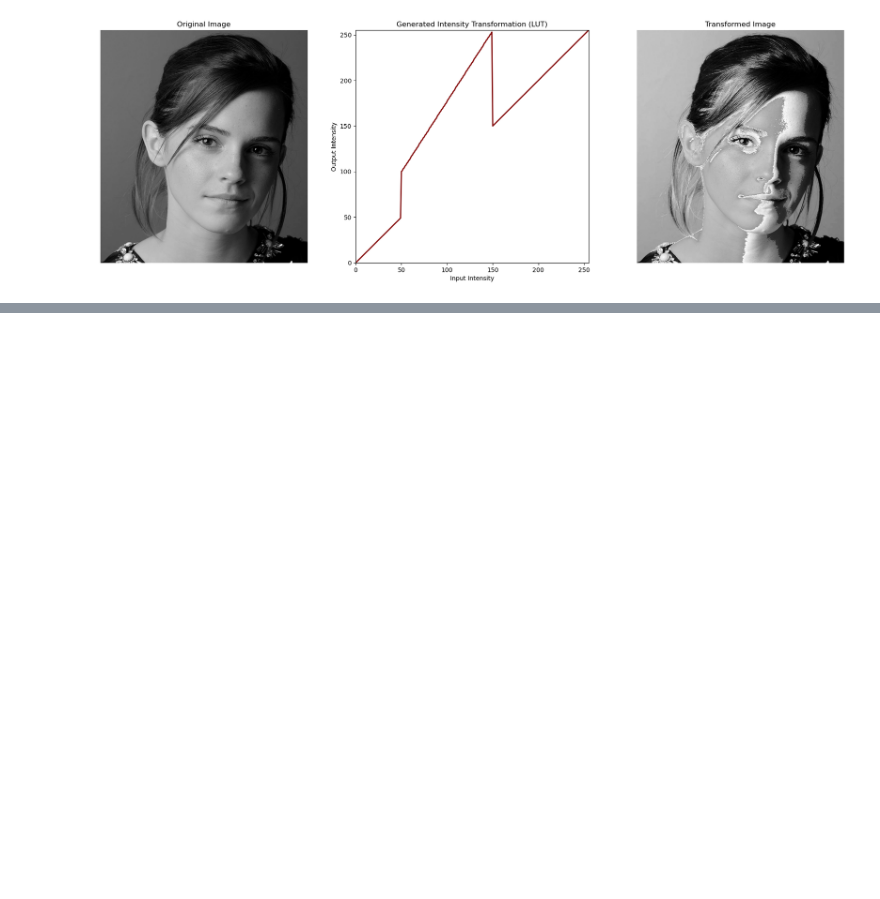
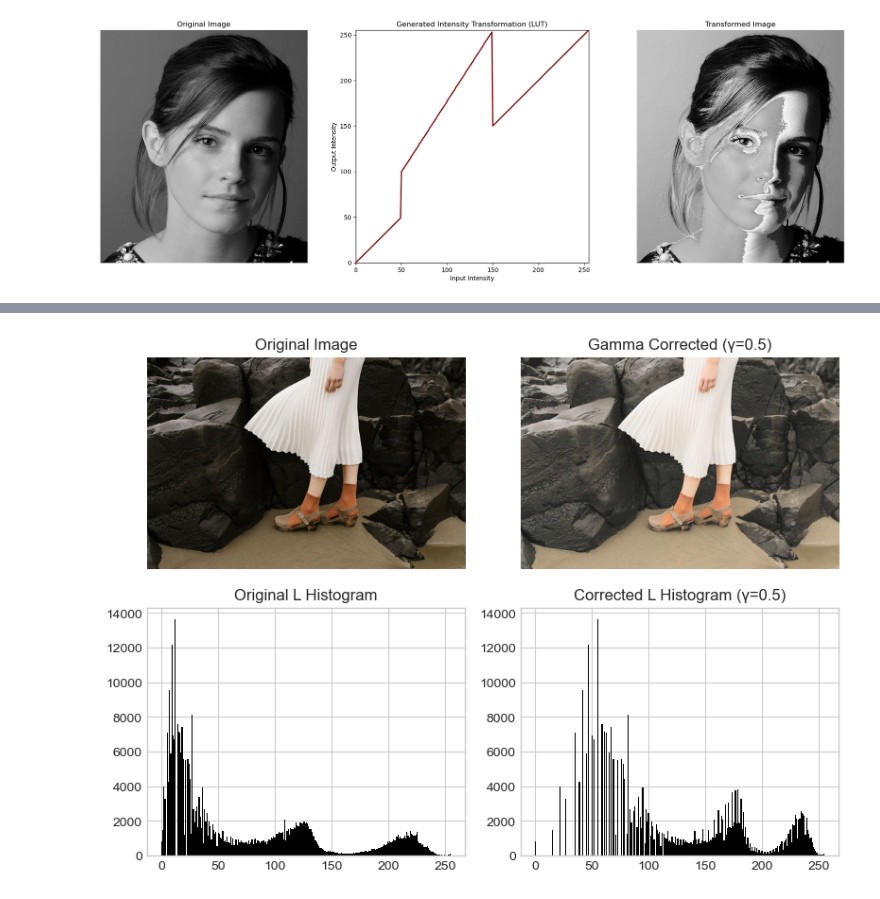
Before and after one commit to Puliya07/image-processing-assignment01, a Jupyter notebook: assignment01.ipynb, the cells around one changed output, grey strips where cells are left out. Cells and saved outputs as stored; diff of their text form; code cells hidden in the pictures; blank space fills up the shorter version.

```diff
--- a/assignment01.ipynb
+++ b/assignment01.ipynb
@@ -130,0 +142,50 @@ plt.show()
+# %%
+img3 = cv2.imread('a1images/highlights_and_shadows.jpg')
+if img3 is None:
+    raise FileNotFoundError("Image not found. Make sure the image is in correct location.")
+
+# Convert the image into L*a*b and split channels
+lab = cv2.cvtColor(img3, cv2.COLOR_BGR2LAB)
+img_rgb = cv2.cvtColor(img3, cv2.COLOR_BGR2RGB)
+L, a, b = cv2.split(lab)
+
+# Normalize L to [0,1]
+L_norm = L / 255
+
+# Gamma Correction
+gamma = 0.5 # <1 so brightens
+L_gamma = np.power(L_norm, gamma)
+
+# Rescale back to [0,255]
+L_corrected = np.uint8(L_gamma * 255)
+
+# Merge and convert back to RGB (for plotting)
+lab_corrected = cv2.merge((L_corrected,a,b))
+img_corrected = cv2.cvtColor(lab_corrected, cv2.COLOR_LAB2RGB)
+
+# Display Results
+plt.figure(figsize=(12, 6))
+
+plt.subplot(2, 3, 1)
+plt.imshow(img_rgb)
+plt.title("Original Image")
+plt.axis("off")
+
+plt.subplot(2, 3, 2)
+plt.imshow(img_corrected)
+plt.title(f"Gamma Corrected (γ={gamma})")
+plt.axis("off")
+
+# Histograms of L channel
+plt.subplot(2, 3, 4)
+plt.hist(L.flatten(), bins=256, color='black')
+plt.title("Original L Histogram")
+
+plt.subplot(2, 3, 5)
+plt.hist(L_corrected.flatten(), bins=256, color='black')
+plt.title(f"Corrected L Histogram (γ={gamma})")
+
+plt.tight_layout()
+plt.show()
+# %% [output]
+[figure, added]
```
Also changed, not shown: parts of 2 cells of this notebook.
